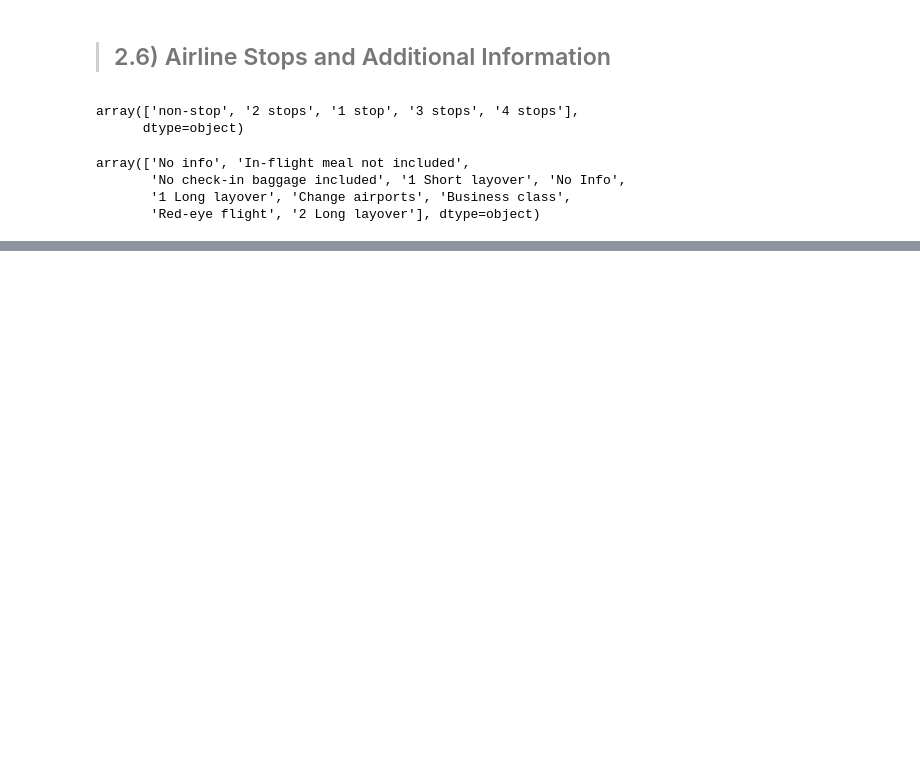
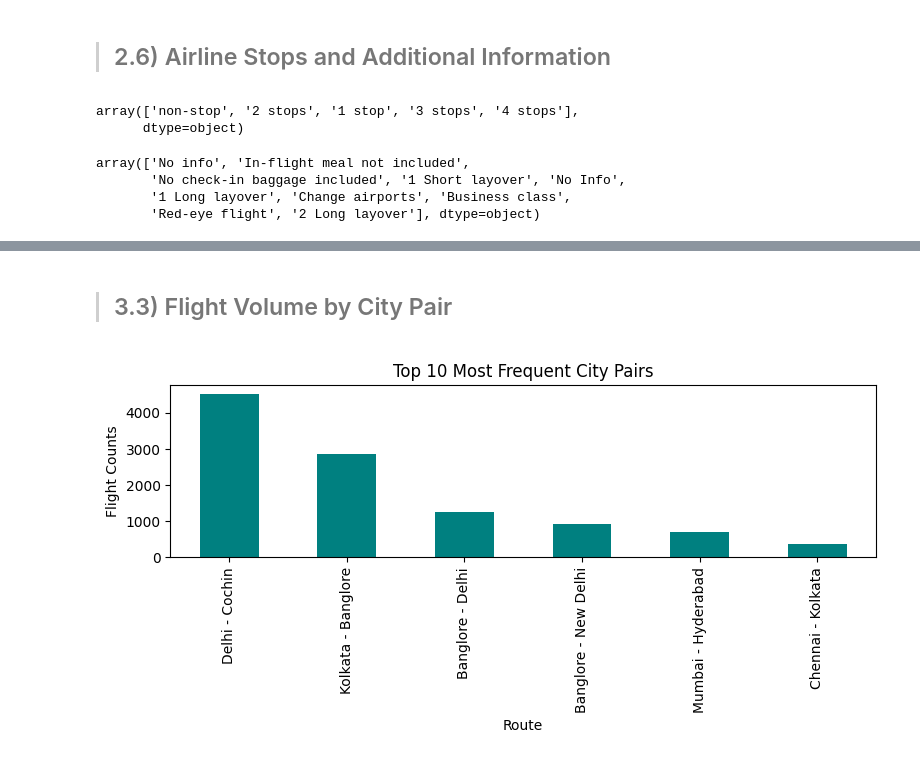
Before and after one commit to jasmeet-singh-1801/Python_Project_DA, a Jupyter notebook: Flight_Project/Flight_DA.ipynb, the cells around one changed output, grey strips where cells are left out. Drawn from its saved outputs; the diff is of its cells as text; code cells hidden in the pictures; blank space fills up the shorter version.

```diff
--- a/Flight_Project/Flight_DA.ipynb
+++ b/Flight_Project/Flight_DA.ipynb
@@ -405,0 +441,14 @@ array(['No info', 'In-flight meal not included',
+# %% [markdown]
+> ## 3.3) Flight Volume by City Pair
+# %%
+df['Route'] = df['Source'] + ' - ' + df['Destination']
+route_counts = df['Route'].value_counts().head(10)
+plt.figure(figsize=(8,4))
+route_counts.plot(kind='bar', color='teal')
+plt.title('Top 10 Most Frequent City Pairs')
+plt.ylabel('Flight Counts')
+plt.tight_layout()
+plt.savefig('Frequent_City_Pairs')
+plt.show()
+# %% [output]
+[figure, added]
```
Also changed, not shown: parts of 42 cells of this notebook, 11 other files.
